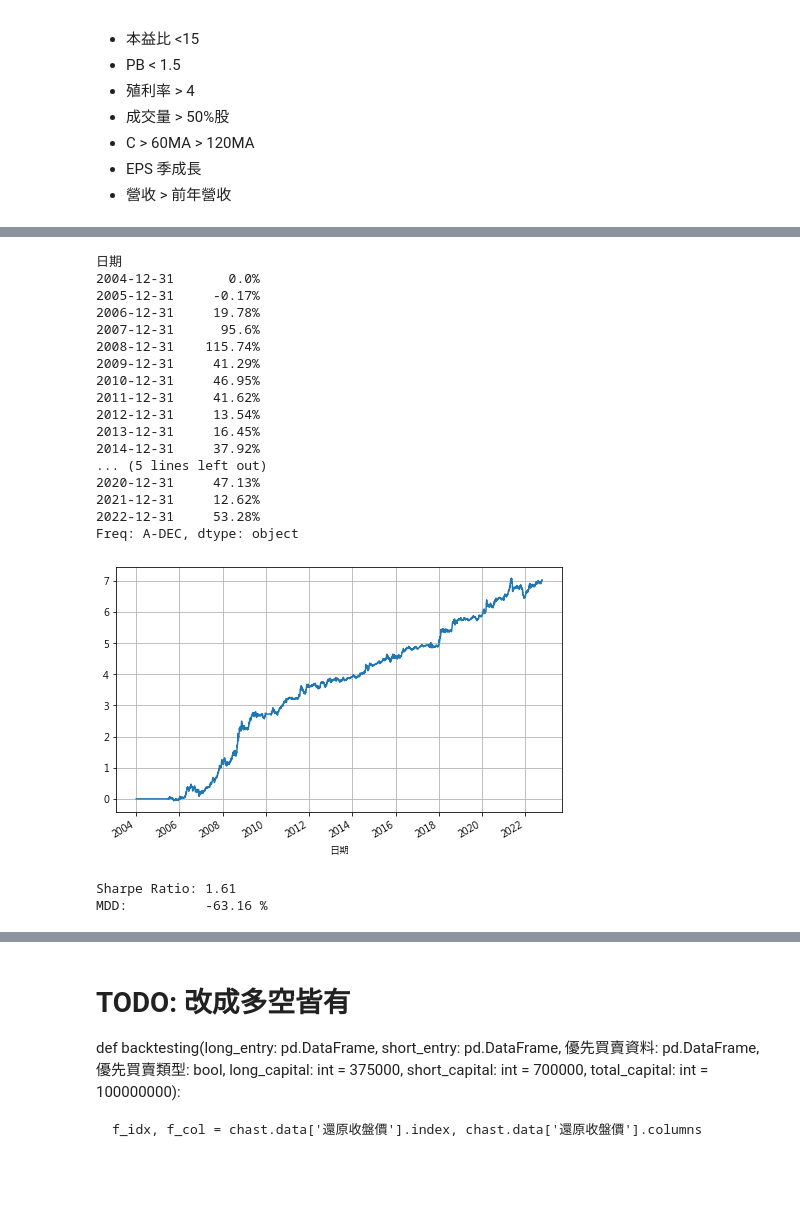
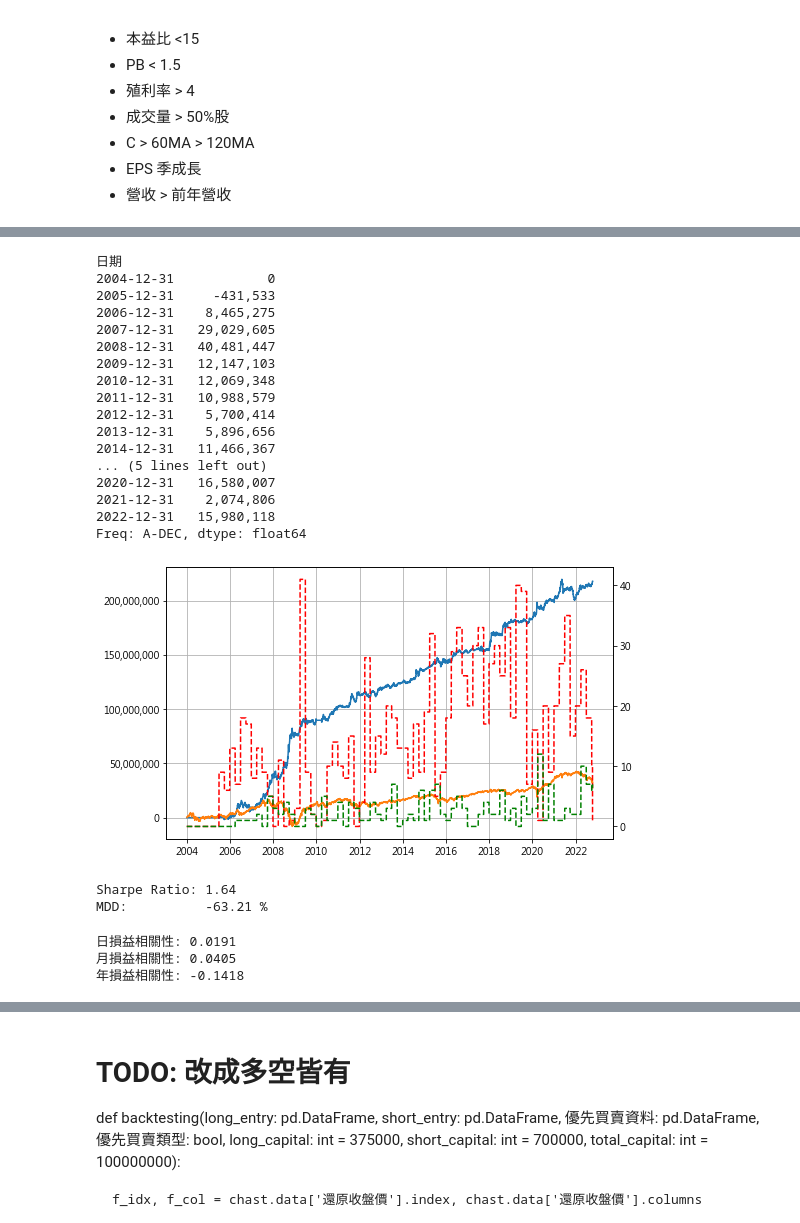
Before and after one commit to Chastely00/Chast, a Jupyter notebook: 價值股策略.ipynb, the cells around one changed output, grey strips where cells are left out. Drawn from its saved outputs; the diff is of its cells as text; code cells hidden in the pictures; blank space fills up the shorter version.

```diff
--- a/價值股策略.ipynb
+++ b/價值股策略.ipynb
@@ -232,6 +233,14 @@ for k in chast.data.keys():
         chast.data[k] = chast.data[k].loc[idx_]
     else:
         chast.data[k] = chast.data[k].loc[idx_, col_]
+# %%
+# 極端值處理
+for n in ['EPS_daily', '本益比(近四季)', '營業收入淨額_daily', '股價淨值比', '殖利率']:
+    for idx, row in chast.data[n].iterrows():
+        mask = row[row > row.quantile(.99)].index
+        chast.data[n].loc[idx, mask] = row.quantile(.99)
+        mask = row[row < row.quantile(.01)].index
+        chast.data[n].loc[idx, mask] = row.quantile(.01)
 # %%
 #{k: v.shape for k, v in chast.data.items()}
 {k: v.index[0] for k, v in chast.data.items()}
@@ -343,8 +350,9 @@ def 損益(轉日: pd.DataFrame, 買賣):
     換股日平均損益 = (換股日損益-費用).sum(axis=1) / 轉日.sum(axis=1)
     fig, ax = plt.subplots(figsize=(8, 5))
     ax1 = ax.twinx()
-    ax.plot(換股日平均損益.fillna(0).cumsum())
-    ax.plot(大盤損益)
+    ax.plot(換股日平均損益.fillna(0).cumsum()*30000000)
+    ax.plot(大盤損益*30000000)
+    ax.yaxis.set_major_formatter('{x:,.0f}')
     ax1.plot(轉日.sum(axis=1), color='green')
     ax.grid(True)
     plt.show()
@@ -364,7 +372,8 @@ def 損益(轉日: pd.DataFrame, 買賣):
     mdd = min(maxdrawdown(換股日平均損益.fillna(0).cumsum()))
     print('Sharpe Ratio: {:.2f}'.format(sr))
     print('MDD: {:.2f} %'.format(mdd*100))
-    print((換股日平均損益.fillna(0).groupby(pd.Grouper(freq='1y')).sum() * 100).round(2).astype(str) + '%')
+    pd.options.display.float_format = '{:,.0f}'.format
+    print(((換股日平均損益.fillna(0).groupby(pd.Grouper(freq='1y')).sum()) * 30000000))
     return 換股日平均損益
 
 
@@ -412,40 +421,52 @@ Freq: A-DEC, dtype: object
 # %%
+from matplotlib.lines import lineStyles
+
+
+fig, ax = plt.subplots(figsize=(8, 5))
+ax1 = ax.twinx()
+
+
 pf = (日買平均.fillna(0) + 日賣平均.fillna(0)).cumsum()
-pf.plot(figsize=(8, 5), grid=True)#.groupby(pd.Grouper(freq='1y')).sum()
-print(((日買平均.fillna(0) + 日賣平均.fillna(0)).groupby(pd.Grouper(freq='1y')).sum()*100).round(2).astype(str) + '%')
+ax.plot(pf*30000000)
+ax.plot(大盤損益*30000000)
+ax.yaxis.set_major_formatter('{x:,.0f}')
+ax1.plot(轉日月末買.sum(axis=1), color='red', linestyle='--')
+ax1.plot(轉日月末賣.sum(axis=1), color='green', linestyle='--')
+ax.grid()
+print((((日買平均.fillna(0) + 日賣平均.fillna(0)).groupby(pd.Grouper(freq='1y')).sum()*30000000)))
 sr = (pf.mean()) / (pf.std())
 def maxdrawdown(se):
     mdd = 0
     mdd_ = list()
     h = 0
     for i in se:
         if i > h:
             h = i
         mdd = i - h
         mdd_.append(mdd)
     return pd.Series(mdd_, index=se.index, name='MDD')
 mdd = min(maxdrawdown(pf))
 plt.show()
 print('Sharpe Ratio: {:.2f}'.format(sr))
 print('MDD:          {:.2f} %'.format(mdd*100))
 # %% [output]
 日期
-2004-12-31       0.0%
-2005-12-31     -0.17%
-2006-12-31     19.78%
-2007-12-31      95.6%
-2008-12-31    115.74%
-2009-12-31     41.29%
-2010-12-31     46.95%
-2011-12-31     41.62%
-2012-12-31     13.54%
-2013-12-31     16.45%
-2014-12-31     37.92%
+2004-12-31            0
+2005-12-31     -431,533
+2006-12-31    8,465,275
+2007-12-31   29,029,605
+2008-12-31   40,481,447
+2009-12-31   12,147,103
+2010-12-31   12,069,348
+2011-12-31   10,988,579
+2012-12-31    5,700,414
+2013-12-31    5,896,656
+2014-12-31   11,466,367
 ... (5 lines left out)
-2020-12-31     47.13%
-2021-12-31     12.62%
-2022-12-31     53.28%
-Freq: A-DEC, dtype: object
+2020-12-31   16,580,007
+2021-12-31    2,074,806
+2022-12-31   15,980,118
+Freq: A-DEC, dtype: float64
-[figure, old version]
+[figure, new version]
-Sharpe Ratio: 1.61
-MDD:          -63.16 %
+Sharpe Ratio: 1.64
+MDD:          -63.21 %
@@ -451,0 +480,8 @@ MDD:          -63.16 %
+# %%
+print('日損益相關性: {:.4f}'.format(pfd.corr(關鍵點['0'])))
+print('月損益相關性: {:.4f}'.format(pfd.groupby(pd.Grouper(freq='m')).sum().corr(關鍵點['0'].groupby(pd.Grouper(freq='m')).sum())))
+print('年損益相關性: {:.4f}'.format(pfd.groupby(pd.Grouper(freq='y')).sum().corr(關鍵點['0'].groupby(pd.Grouper(freq='y')).sum())))
+# %% [output]
+日損益相關性: 0.0191
+月損益相關性: 0.0405
+年損益相關性: -0.1418
```
Also changed, not shown: parts of 11 cells of this notebook, 4 other files.
